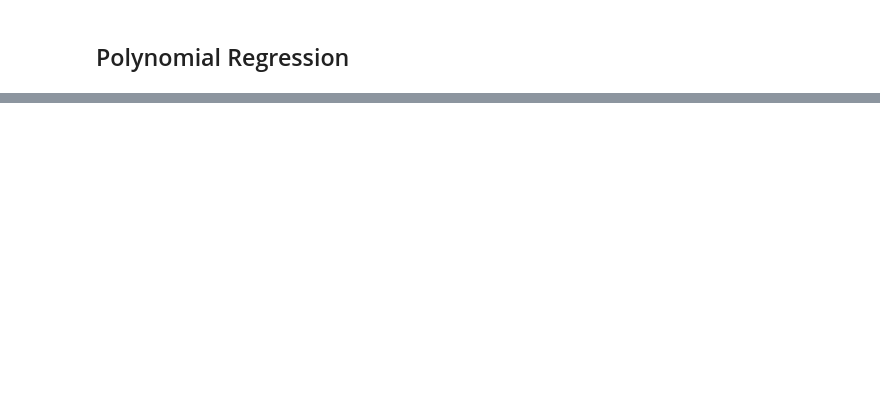
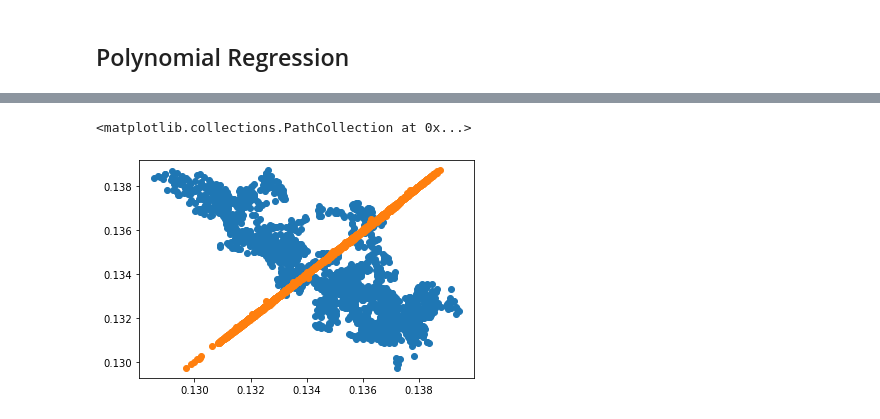
Before and after one commit to Stillerman/VET-Price-Prediction, a Jupyter notebook: Final Project.ipynb, the cells around one changed output, grey strips where cells are left out. Saved outputs shown, nothing was run; the diff lists cells and outputs as text; code cells hidden in the pictures; blank space fills up the shorter version.

```diff
--- a/Final Project.ipynb
+++ b/Final Project.ipynb
@@ -109,0 +126,7 @@ print(lg.predict(X_test_poly))
+# %%
+plt.scatter(y_VET.reshape(-1, 1)[:2499], predictions_poly)
+
+plt.scatter(X_test["Close_VET"], predictions_poly)
+# %% [output]
+<matplotlib.collections.PathCollection at 0x...>
+[figure, added]
```
Also changed, not shown: parts of 8 cells of this notebook.
